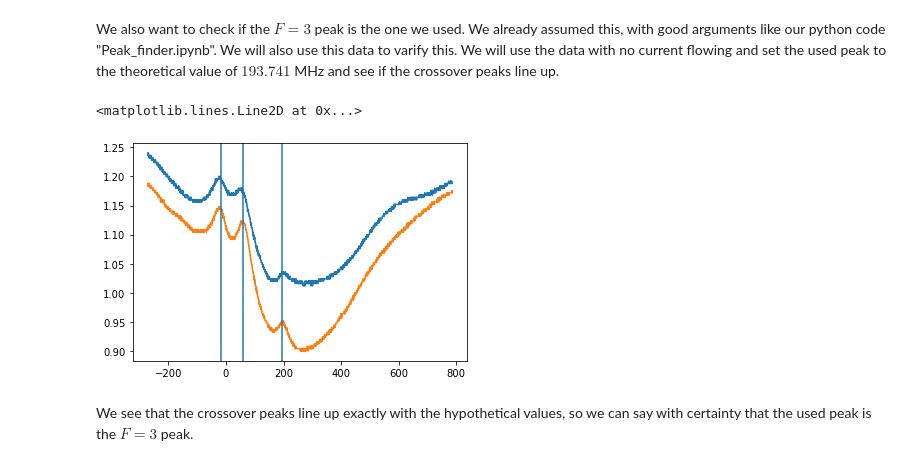
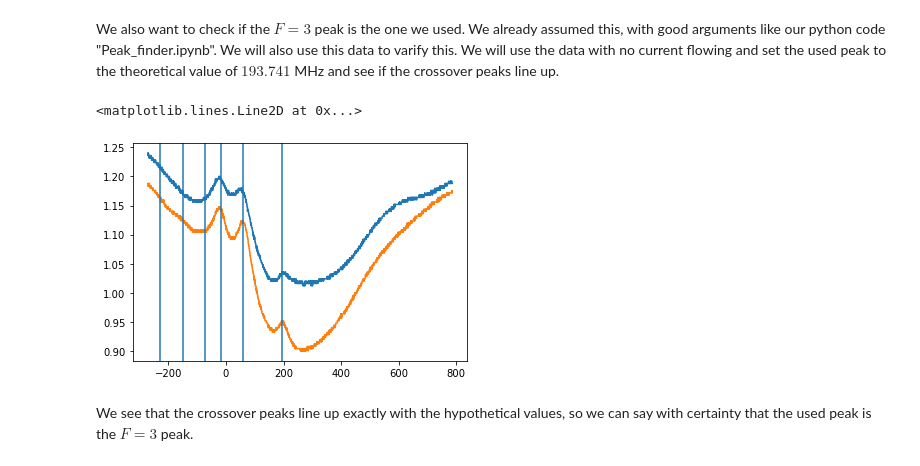
Before and after one commit to Rikkertttt/Rubidium-Spectroscopy, a Jupyter notebook: endfile.ipynb, the cells around one changed output. Saved outputs shown, nothing was run; the diff lists cells and outputs as text; code cells hidden in the pictures.

Commit message:
Added lines to last graph

```diff
--- a/endfile.ipynb
+++ b/endfile.ipynb
@@ -597,16 +597,19 @@ We also want to check if the $F=3$ peak is the one we used. We already assumed t
 # %%
 shift_amount = 193.741 - Peak_F3
 
 df_nocur["shifted_freq1"]=df_nocur["freq1"] + shift_amount
 df_nocur["shifted_freq2"]=df_nocur["freq2"] + shift_amount
 
 plt.plot(df_nocur["shifted_freq1"], df_nocur[4], "-")
 plt.plot(df_nocur["shifted_freq1"], df_nocur[10], "-")
-plt.axvline(193.741)
-plt.axvline(60.415) # Crossover 2-3
-plt.axvline(-18.1055) # Crossover 1-3
+plt.axvline(193.741)    # F=3
+plt.axvline(60.415)     # Crossover 2-3
+plt.axvline(-18.1055)   # Crossover 1-3
+plt.axvline(-72.911)    # F=2
+plt.axvline(-151.2815)  # Crossover 1-2
+plt.axvline(-229.852)   # F=1
 # %% [output]
 <matplotlib.lines.Line2D at 0x...>
-[figure, old version]
+[figure, new version]
 # %% [markdown]
 We see that the crossover peaks line up exactly with the hypothetical values, so we can say with certainty that the used peak is the $F=3$ peak.
```
